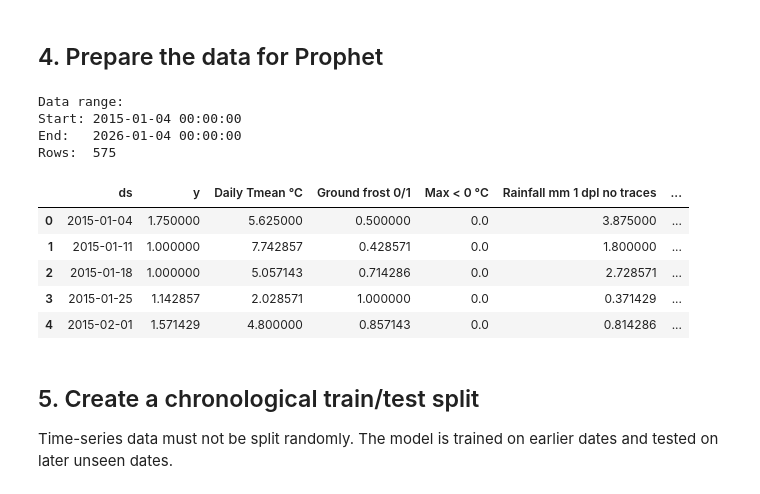
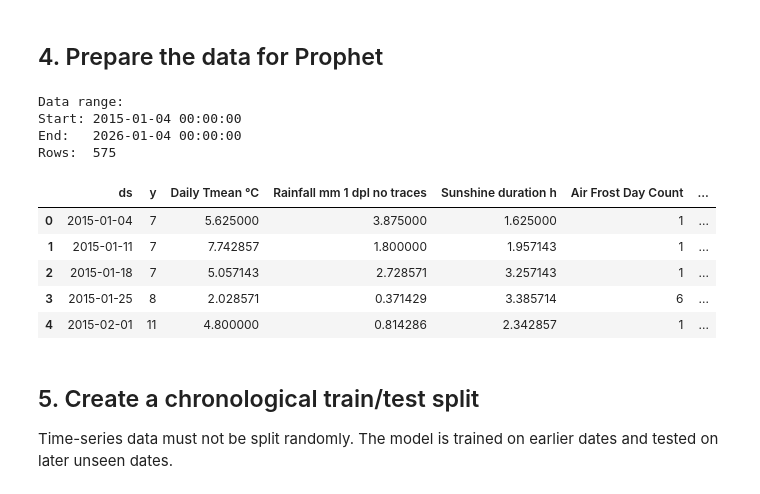
Before and after one commit to admason/C_Spark_Project_AM2, a Jupyter notebook: WEEKLY_prophet_weather_forecast_template.ipynb, the cells around one changed output. Drawn from its saved outputs; the diff is of its cells as text; code cells hidden in the pictures.

```diff
--- a/WEEKLY_prophet_weather_forecast_template.ipynb
+++ b/WEEKLY_prophet_weather_forecast_template.ipynb
@@ -81,0 +117,6 @@ df.drop(columns = 'Unnamed: 0', inplace =True)
+# %%
+#df = df.fillna(df.mean(numeric_only=True))
+df = df.ffill()
+# this is the mean for the whole year, however we will be aggregating by mean later for week or month
+# An improvement will to be replace with the mean temperature from same day last year
+### This will need to be a dynamic function and take some time to develop.
@@ -83,0 +188,2 @@ df =df.drop(columns = ['Daily range degC','Grass min °C','Rainfall mm raw incl
+# %%
+df['Ground frost 0/1'] = df['Ground frost 0/1'].astype('int64')
@@ -116,0 +431,5 @@ df_weekly
+# %%
+#reassign df
+df = df_weekly
+df.reset_index()
+df.head(2)
@@ -125,6 +448,7 @@ Change these values to match your data.
 
 DATE_COLUMN = "Date"          # e.g. "time", "date", "timestamp"
 TARGET_COLUMN = "Incident_Count"      # e.g. "sales", "energy_usage", "bookings"
+
 '''
 ## first choice
 WEATHER_COLUMNS = [
@@ -136,7 +460,7 @@ WEATHER_COLUMNS = [
     'Rainfall mm raw incl traces',
     'Sunshine duration h'
 ]
-'''
+
 ## second choice:
 
 WEATHER_COLUMNS = [
@@ -148,6 +472,18 @@ WEATHER_COLUMNS = [
      'Wet day (1.0 mm or more)',
      'Sunshine duration h'
     ]
+'''
+
+
+### THIRD CHOICE 16/9/2026
+WEATHER_COLUMNS = ['Daily Tmean °C',
+                  'Rainfall mm 1 dpl no traces',
+                  'Sunshine duration h',
+                   'Air Frost Day Count',
+                  'Ground frost Day Count',
+               'Nil Sunshine Day count',
+                  '12 h sunshine Day Count']
+
 
 # Size of the final chronological test period
 TEST_DAYS = 30
@@ -159,5 +495,4 @@ SEASONALITY_MODE = "additive"
 # Optional: a separate DataFrame containing future weather forecasts.
 # It must include DATE_COLUMN plus every weather feature listed above.
 # Leave as None if you only want to evaluate on the held-out test set.
-
-#future_weather_df = None
+DATE_COLUMN,TARGET_COLUMN,WEATHER_COLUMNS
@@ -165,7 +510,7 @@ SEASONALITY_MODE = "additive"
 ## 4. Prepare the data for Prophet
 # %%
 required_columns = [DATE_COLUMN, TARGET_COLUMN] + WEATHER_COLUMNS
-missing_columns = [col for col in required_columns if col not in df_weekly.columns]
+missing_columns = [col for col in required_columns if col not in df.columns]
 
 if missing_columns:
     raise ValueError(
@@ -173,7 +518,7 @@ if missing_columns:
         f"Available columns: {df.columns.tolist()}"
     )
 
-prophet_df = df_weekly[required_columns].copy()
+prophet_df = df[required_columns].copy()
 
 # Prophet requires these exact names:
 # ds = date/timestamp
@@ -185,11 +530,17 @@ prophet_df = prophet_df.rename(
     }
 )
 
+
 prophet_df["ds"] = pd.to_datetime(prophet_df["ds"], errors="coerce")
 prophet_df["y"] = pd.to_numeric(prophet_df["y"], errors="coerce")
 
+
+
 for col in WEATHER_COLUMNS:
     prophet_df[col] = pd.to_numeric(prophet_df[col], errors="coerce")
+
+
+
 
 # Drop rows without usable date or target values
 prophet_df = (
@@ -200,39 +551,39 @@ prophet_df = (
 )
 
 # Prophet expects one row per timestamp
 if prophet_df["ds"].duplicated().any():
     duplicate_dates = prophet_df.loc[
         prophet_df["ds"].duplicated(), "ds"
     ].head()
 
     raise ValueError(
         "Duplicate timestamps found. Aggregate your data first "
         "(for example, one row per day or hour).\n"
         f"Example duplicate timestamps:\n{duplicate_dates}"
     )
 
 if len(prophet_df) < 20:
     raise ValueError(
         "Too little data after cleaning. Prophet needs a longer historical series."
     )
 
 print("Data range:")
 print(f"Start: {prophet_df['ds'].min()}")
 print(f"End:   {prophet_df['ds'].max()}")
 print(f"Rows:  {len(prophet_df)}")
 
 prophet_df.head()
 # %% [output]
 Data range:
 Start: 2015-01-04 00:00:00
 End:   2026-01-04 00:00:00
 Rows:  575
-|  | ds | y | Daily Tmean °C | Ground frost 0/1 | Max < 0 °C | Rainfall mm 1 dpl no traces | ... |
-| 0 | 2015-01-04 | 1.750000 | 5.625000 | 0.500000 | 0.0 | 3.875000 | ... |
-| 1 | 2015-01-11 | 1.000000 | 7.742857 | 0.428571 | 0.0 | 1.800000 | ... |
-| 2 | 2015-01-18 | 1.000000 | 5.057143 | 0.714286 | 0.0 | 2.728571 | ... |
-| 3 | 2015-01-25 | 1.142857 | 2.028571 | 1.000000 | 0.0 | 0.371429 | ... |
-| 4 | 2015-02-01 | 1.571429 | 4.800000 | 0.857143 | 0.0 | 0.814286 | ... |
+|  | ds | y | Daily Tmean °C | Rainfall mm 1 dpl no traces | Sunshine duration h | Air Frost Day Count | ... |
+| 0 | 2015-01-04 | 7 | 5.625000 | 3.875000 | 1.625000 | 1 | ... |
+| 1 | 2015-01-11 | 7 | 7.742857 | 1.800000 | 1.957143 | 1 | ... |
+| 2 | 2015-01-18 | 7 | 5.057143 | 2.728571 | 3.257143 | 1 | ... |
+| 3 | 2015-01-25 | 8 | 2.028571 | 0.371429 | 3.385714 | 6 | ... |
+| 4 | 2015-02-01 | 11 | 4.800000 | 0.814286 | 2.342857 | 1 | ... |
 # %% [markdown]
 ## 5. Create a chronological train/test split
 
```
Also changed, not shown: parts of 45 cells of this notebook.
